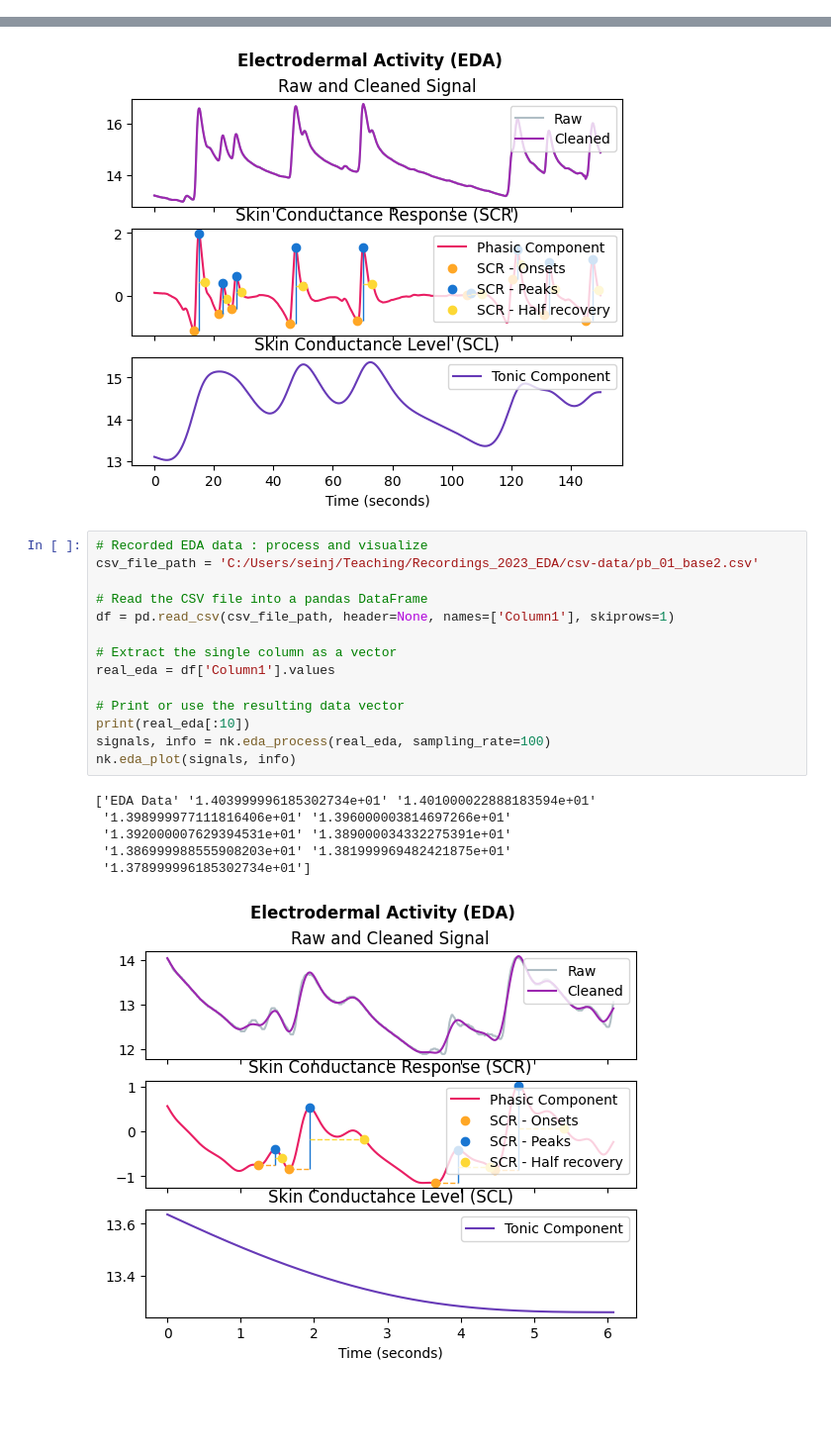
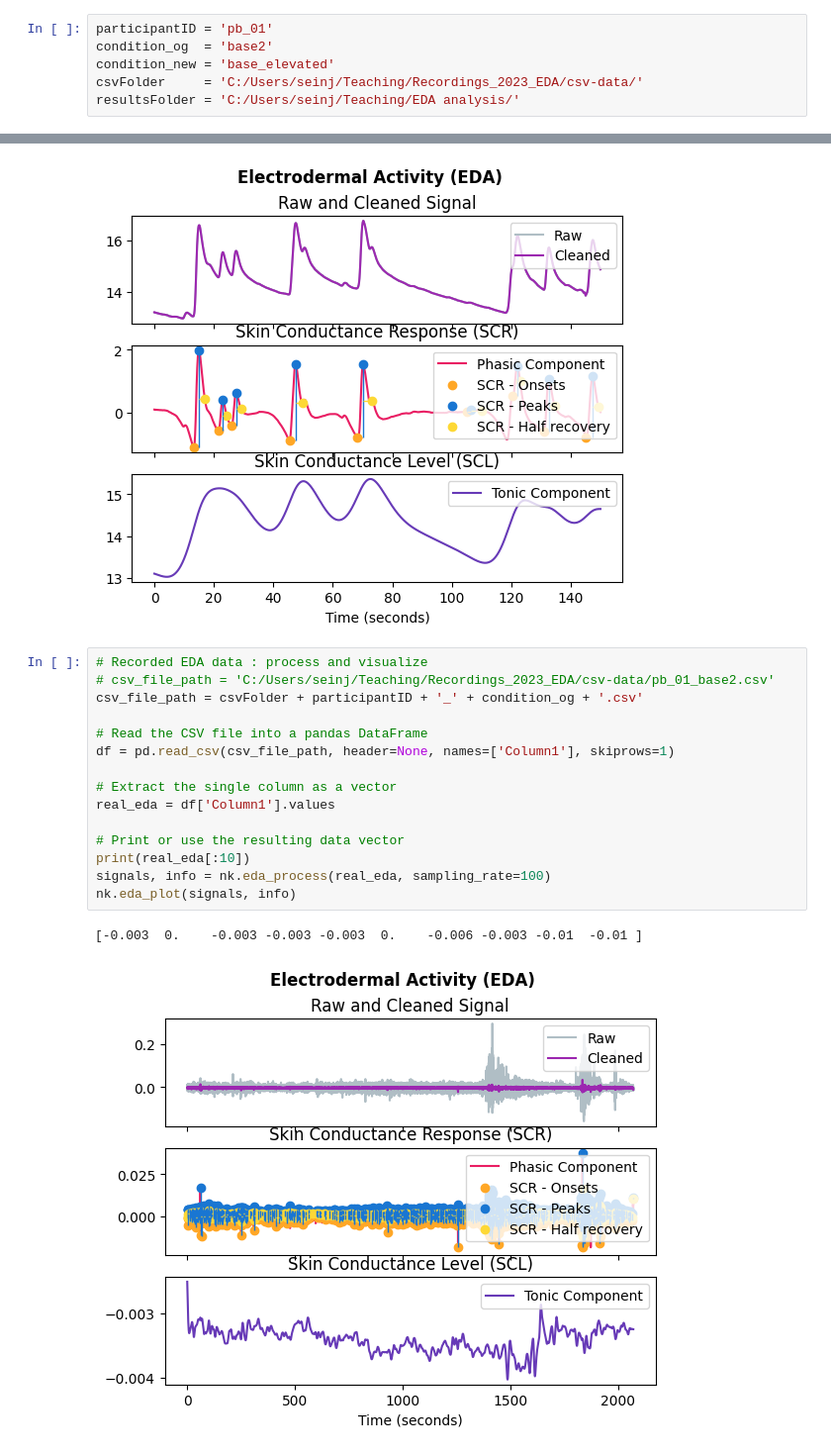
Before and after one commit to sjeung/TUB_Project-Psychophysiology, a Jupyter notebook: pp_eda_tutorial.ipynb, the cells around one changed output, grey strips where cells are left out. Shown: that part at 99% size. Saved outputs shown, nothing was run; the diff lists cells and outputs as text; blank space fills up the shorter version.

```diff
--- a/pp_eda_tutorial.ipynb
+++ b/pp_eda_tutorial.ipynb
@@ -4,3 +5,9 @@ import pandas as pd
+# %%
+participantID = 'pb_01'
+condition_og  = 'base2'
+condition_new = 'base_elevated'
+csvFolder     = 'C:/Users/seinj/Teaching/Recordings_2023_EDA/csv-data/'
+resultsFolder = 'C:/Users/seinj/Teaching/EDA analysis/'
 # %%
 # Download example multimodal physiology data
 data = nk.data("bio_eventrelated_100hz")
@@ -30,22 +37,19 @@ nk.eda_plot(signals, info)
 [figure]
 # %%
 # Recorded EDA data : process and visualize
-csv_file_path = 'C:/Users/seinj/Teaching/Recordings_2023_EDA/csv-data/pb_01_base2.csv'
+# csv_file_path = 'C:/Users/seinj/Teaching/Recordings_2023_EDA/csv-data/pb_01_base2.csv'
+csv_file_path = csvFolder + participantID + '_' + condition_og + '.csv'
 
 # Read the CSV file into a pandas DataFrame
 df = pd.read_csv(csv_file_path, header=None, names=['Column1'], skiprows=1)
 
 # Extract the single column as a vector
 real_eda = df['Column1'].values
 
 # Print or use the resulting data vector
 print(real_eda[:10])
 signals, info = nk.eda_process(real_eda, sampling_rate=100)
 nk.eda_plot(signals, info)
 # %% [output]
-['EDA Data' '1.403999996185302734e+01' '1.401000022888183594e+01'
- '1.398999977111816406e+01' '1.396000003814697266e+01'
- '1.392000007629394531e+01' '1.389000034332275391e+01'
- '1.386999988555908203e+01' '1.381999969482421875e+01'
- '1.378999996185302734e+01']
+[-0.003  0.    -0.003 -0.003 -0.003  0.    -0.006 -0.003 -0.01  -0.01 ]
-[figure, old version]
+[figure, new version]
```
Also changed, not shown: parts of 4 cells of this notebook, 2 other files.
